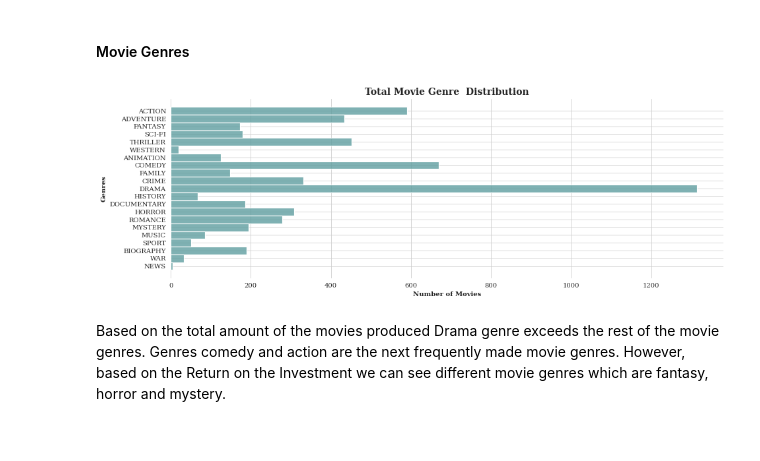
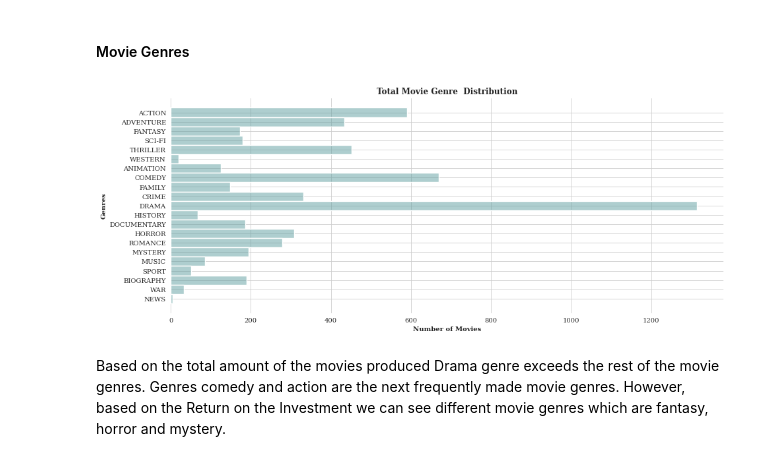
Before and after one commit to kamalova/Microsoft-Movie-Studio-Analysis, a Jupyter notebook: microsoft_movie_analysis.ipynb, the cells around one changed output. Saved outputs shown, nothing was run; the diff lists cells and outputs as text; code cells hidden in the pictures.

```diff
--- a/microsoft_movie_analysis.ipynb
+++ b/microsoft_movie_analysis.ipynb
@@ -682,22 +681,21 @@ top_wrt
 # %%
 # making values uppercase
 exploded_genres['genres'] =  exploded_genres['genres'].str.upper()
 
 # Create Plot
-plt.figure(figsize=(15,5))
+plt.figure(figsize=(15,6))
 
 sns.set_style('whitegrid',{'font.family':'serif', 'font.serif':['Times New Roman']})
 
-ax = sns.histplot(exploded_genres, y='genres', bins=10, multiple="stack", color='cadetblue',alpha=0.8)
+ax = sns.histplot(exploded_genres, y='genres', bins=10, multiple="stack", color='cadetblue',alpha=0.5)
 
-
-plt.title("Total Movie Genre  Distribution", fontdict= { 'fontsize': 14, 'fontweight':'bold'})
+plt.title("Total Movie Genre  Distribution", fontdict= { 'fontsize': 12, 'fontweight':'bold'})
 plt.xlabel("Number of Movies", fontdict= { 'fontsize': 10, 'fontweight':'bold'})
 plt.ylabel("Genres", fontdict= { 'fontsize': 10, 'fontweight':'bold'})
 sns.despine(left=True, bottom=True)
-#plt.savefig('./images/fig2.png')
+plt.savefig('./images/fig2.png')
 plt.show()
 # %% [output]
-[figure, old version]
+[figure, new version]
 # %% [markdown]
 Based on the total amount of the movies produced Drama genre exceeds the rest of the movie genres. Genres comedy and action  are the next frequently made movie genres. However, based on the Return on the Investment  we can see different movie genres which are fantasy, horror and mystery.
```
Also changed, not shown: parts of 16 cells of this notebook, 10 other files.
